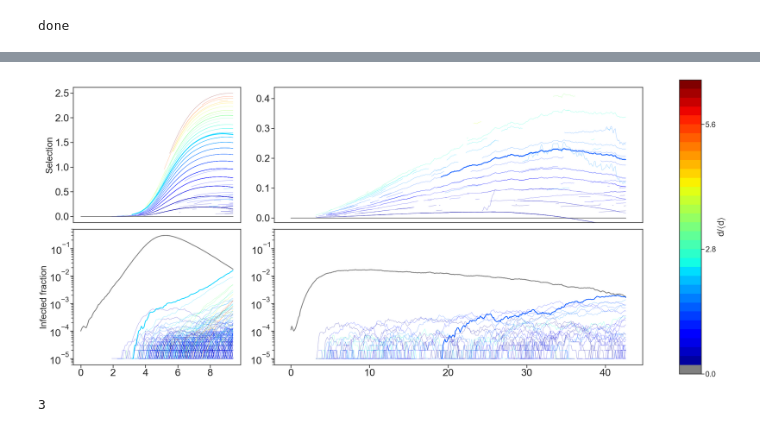
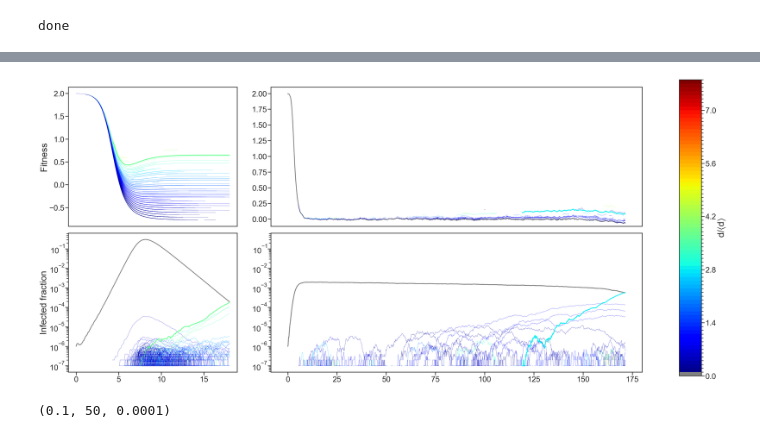
Before and after one commit to DenT94/onset_antigenic_evolution, a Jupyter notebook: 1_Figure1/fig1.ipynb, the cells around one changed output, grey strips where cells are left out. Cells and saved outputs as stored; diff of their text form; code cells hidden in the pictures.

```diff
--- a/1_Figure1/fig1.ipynb
+++ b/1_Figure1/fig1.ipynb
@@ -91,9 +95,9 @@ import cProfile
 rnd.seed(101)
 random.seed(101)
 # %%
-N = 100000
+N = 1e7
 R0=beta=3
-mu= 500/N
-p_alpha = .2
+mu= 1e-4
+p_alpha = .1
 kappa=0
-xi = 10
+xi = 50
@@ -110,6 +118,7 @@ NameError: name 'os' is not defined
 # %%
-M_controlled = eqModel(N=N, infection_rate=beta, kappa= 100, recovery_rate=1, mutation_rate = mu, p_alpha= p_alpha,xi = xi, initial_infected=10,dt=None, figures_folder= figures_folder)
-M_controlled.run_to_extinction()
+%autoreload
+M_controlled = eqModel(N=N, infection_rate=beta, kappa= 1e3, recovery_rate=1, mutation_rate = mu, p_alpha= p_alpha,xi = xi, initial_infected=10,dt=None, figures_folder= figures_folder)
+M_controlled.run_to_extinction()#(ignore_running= True,max_iter = 6000)
 print('done')
 # %% [output]
 done
@@ -259,3 +289,6 @@ def plot_strain(strain, ax_n, ax_sel, color_ds, xi, R0, xinf, t_peak, N):
         ax_n.plot(ts_i[chi_i>0],I_i[chi_i>0]/N,color=color, alpha= alpha, lw = lw)
     ax_sel.plot(ts_i[chi_i>0],I_i[chi_i>0]/N,color=color, alpha= alpha, lw = lw)
     ax_sel.plot(ts_i,s_i ,color=color, alpha= alpha, lw = lw)
+# %%
+mu_uncontrolled=  ((-1 + R0)*R0*M_controlled.mutation_rate)/(M_controlled.kappa*(-1 + R0 - np.log(R0)))
+print(mu_uncontrolled)
@@ -262,5 +297,5 @@ def plot_strain(strain, ax_n, ax_sel, color_ds, xi, R0, xinf, t_peak, N):
 # %%
-M_uncontrolled = eqModel(N=N, infection_rate=beta, kappa= 0, recovery_rate=1, mutation_rate = mu, p_alpha= p_alpha,xi = xi, initial_infected=10,dt=None, figures_folder= figures_folder)
+M_uncontrolled = eqModel(N=N, infection_rate=beta, kappa= 0, recovery_rate=1, mutation_rate = 100*mu_uncontrolled, p_alpha= p_alpha,xi = xi, initial_infected=10,dt=None, figures_folder= figures_folder)
 M_uncontrolled.run_to_extinction()
 print('done')
 # %% [output]
@@ -384,7 +419,7 @@ figsize= (40,20)
 fig, ax = plt.subplot_mosaic(mosaic=figure_mosaic, figsize=figsize)
 plt.subplots_adjust(wspace=.5,hspace=.05)
 
-ts_root
+root_strain_uncontrolled = M_uncontrolled.root_strain
 
 for strain in M_uncontrolled.strain_set:
     if strain.name==0:
@@ -402,6 +437,7 @@ for strain in M_uncontrolled.strain_set:
 
     chi_i = np.array(strain.frequency_history)
     s_i = np.array(strain.selection_history)
+    f_i = np.array(strain.fitness_history)
     ts_i = np.array(strain.times)
     d_pc = strain.distance_to_parent
 
@@ -419,8 +455,9 @@ for strain in M_uncontrolled.strain_set:
         lw= 1
     if strain.name ==0:
         ax['B'].plot(ts_i[chi_i>0],I_i[chi_i>0]/N,color=color, alpha= alpha, lw = lw)
-    ax['B'].plot(ts_i[chi_i>0],I_i[chi_i>0]/N,color=color, alpha= alpha, lw = lw)
-    ax['A'].plot(ts_i,s_i ,color=color, alpha= alpha, lw = lw)
+    if strain.parent == root_strain_uncontrolled:
+        ax['B'].plot(ts_i[chi_i>0],I_i[chi_i>0]/N,color=color, alpha= alpha, lw = lw)
+        ax['A'].plot(ts_i,f_i ,color=color, alpha= alpha, lw = lw)
 ax['B'].set_yscale('log')
 
 for strain in M_controlled.strain_set:
@@ -439,6 +476,7 @@ for strain in M_controlled.strain_set:
 
     chi_i = np.array(strain.frequency_history)
     s_i = np.array(strain.selection_history)
+    f_i = np.array(strain.fitness_history)
     ts_i = np.array(strain.times)
     d_pc = strain.distance_to_parent
 
@@ -451,43 +489,49 @@ for strain in M_controlled.strain_set:
         alpha= 1
         lw= 3
 
     else:
         alpha = .5
         lw= 1
     if strain.name ==0:
         ax['D'].plot(ts_i[chi_i>0],I_i[chi_i>0]/N,color=color, alpha= alpha, lw = lw)
     ax['D'].plot(ts_i[chi_i>0],I_i[chi_i>0]/N,color=color, alpha= alpha, lw = lw)
-    ax['C'].plot(ts_i,s_i ,color=color, alpha= alpha, lw = lw)
+    ax['C'].plot(ts_i,f_i ,color=color, alpha= alpha, lw = lw)
 ax['D'].set_yscale('log')
 
 ax['A'].set_xticks([])
 ax['C'].set_xticks([])
 
 ax['D'].set_ylim(ax['B'].get_ylim())
-ax['A'].set_ylabel('Selection')
+ax['A'].set_ylabel('Fitness')
 ax['B'].set_ylabel('Infected fraction')
 cmap = plt.cm.jet  # define the colormap
 cmaplist = [cmap(i) for i in range(cmap.N)]
 cmaplist[0] = (.5, .5, .5, 1.0)
 cmap = mpl.colors.LinearSegmentedColormap.from_list(
     'Custom cmap', cmaplist, cmap.N)
 bounds = ds*p_alpha
 norm = mpl.colors.BoundaryNorm(ds*p_alpha, cmap.N)
 ax2 = fig.add_axes([0.95, 0.1, 0.03, 0.8])
 fig.colorbar(mpl.cm.ScalarMappable(norm=norm, cmap=cmap),
                 cax=ax2, orientation='vertical', label=r'$d/\langle d \rangle$', ticks=bounds[::14], boundaries=bounds[::14],format=FuncFormatter(fmt))#, format='%1f')
 
 ax['C'].set_ylim(bottom = ax['A'].get_ylim()[0]/8)
-for a in ax.values():
-    for tick in a.xaxis.get_major_ticks():
-        tick.label.set_fontsize(40)
-    for tick in a.yaxis.get_major_ticks():
-        tick.label.set_fontsize(40)
+# for a in ax.values():
+#     for tick in a.xaxis.get_major_ticks():
+#         tick.label.set_fontsize(40)
+#     for tick in a.yaxis.get_major_ticks():
+#         tick.label.set_fontsize(40)
+#         #logarithmic ticks
 
-plt.savefig(output_folder+'fig_1.svg',bbox_inches='tight')
+
+figname = lambda i: output_folder+f'fig_{i}.svg'
+i=0
+while os.path.exists(figname(i)):
+    i+=1
+plt.savefig(figname(i),bbox_inches='tight')
 # %% [output]
-[figure, old version]
+[figure, new version]
-# %%
-R0
-# %% [output]
-3
+# %%
+p_alpha, xi, mu
+# %% [output]
+(0.1, 50, 0.0001)
```
Also changed, not shown: parts of 24 cells of this notebook, 57 other files.
